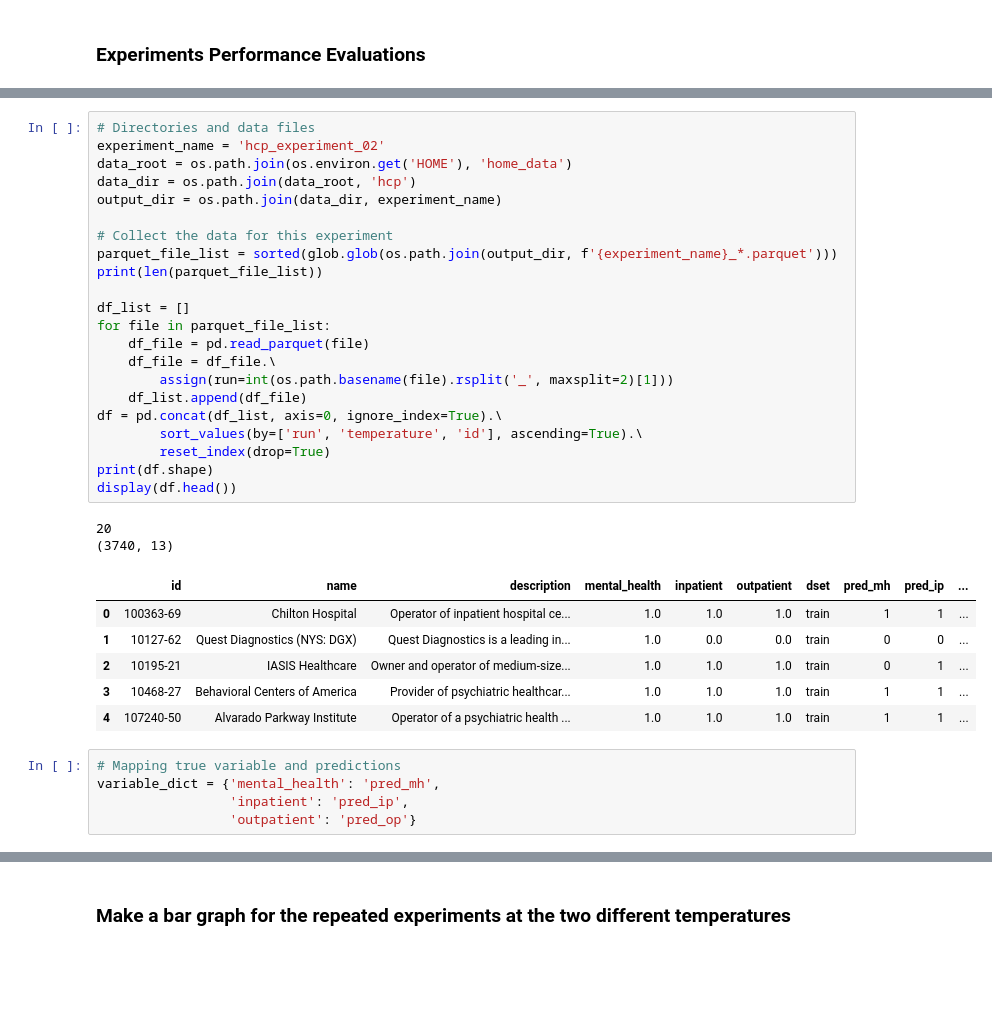
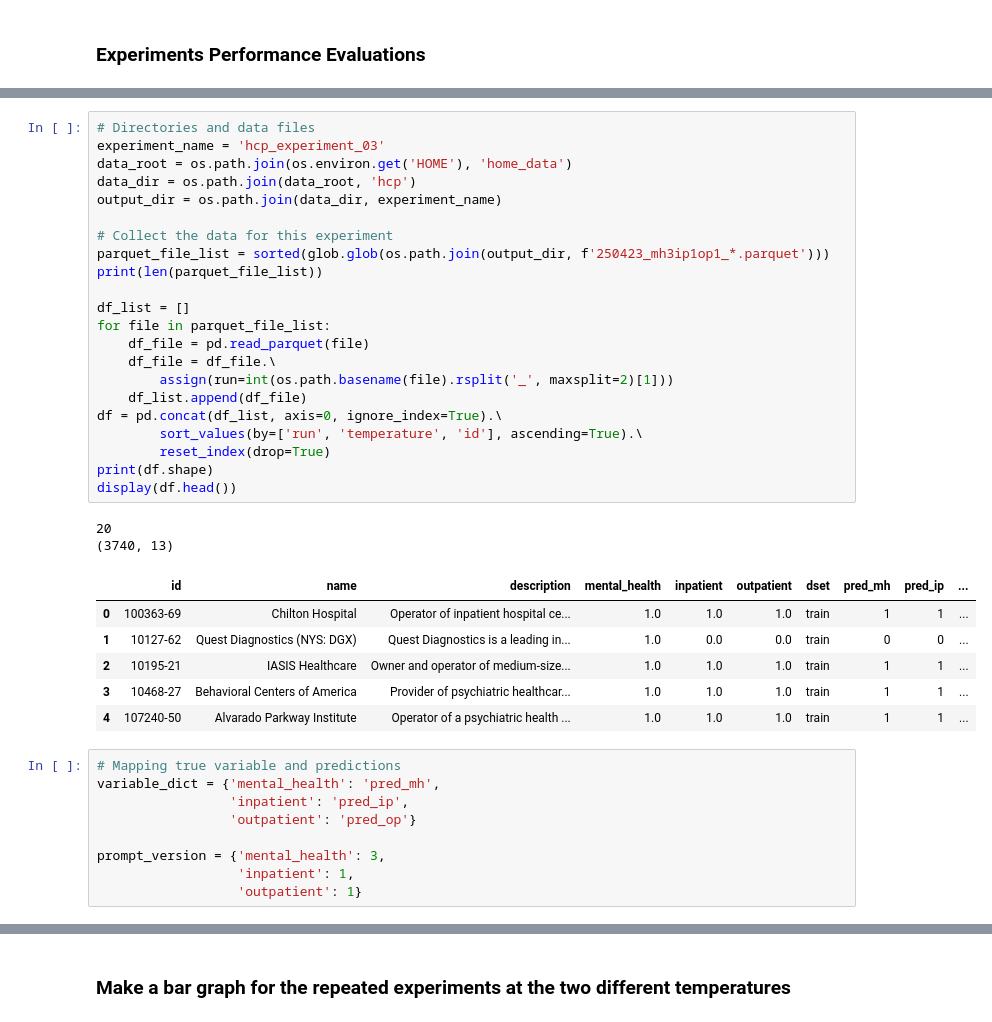
Before and after one commit to awerdich/llmt, a Jupyter notebook: notebooks/experiments/reproducibility.ipynb, the cells around one changed output, grey strips where cells are left out. Drawn from its saved outputs; the diff is of its cells as text; blank space fills up the shorter version.

```diff
--- a/notebooks/experiments/reproducibility.ipynb
+++ b/notebooks/experiments/reproducibility.ipynb
@@ -28,32 +25,32 @@ The autoreload extension is already loaded. To reload it, use:
 # %%
 # Directories and data files
-experiment_name = 'hcp_experiment_02'
+experiment_name = 'hcp_experiment_03'
 data_root = os.path.join(os.environ.get('HOME'), 'home_data')
 data_dir = os.path.join(data_root, 'hcp')
 output_dir = os.path.join(data_dir, experiment_name)
 
 # Collect the data for this experiment
-parquet_file_list = sorted(glob.glob(os.path.join(output_dir, f'{experiment_name}_*.parquet')))
+parquet_file_list = sorted(glob.glob(os.path.join(output_dir, f'250423_mh3ip1op1_*.parquet')))
 print(len(parquet_file_list))
 
 df_list = []
 for file in parquet_file_list:
     df_file = pd.read_parquet(file)
     df_file = df_file.\
         assign(run=int(os.path.basename(file).rsplit('_', maxsplit=2)[1]))
     df_list.append(df_file)
 df = pd.concat(df_list, axis=0, ignore_index=True).\
         sort_values(by=['run', 'temperature', 'id'], ascending=True).\
         reset_index(drop=True)
 print(df.shape)
 display(df.head())
 # %% [output]
 20
 (3740, 13)
 |  | id | name | description | mental_health | inpatient | outpatient | dset | pred_mh | pred_ip | ... |
 | 0 | 100363-69 | Chilton Hospital | Operator of inpatient hospital ce... | 1.0 | 1.0 | 1.0 | train | 1 | 1 | ... |
 | 1 | 10127-62 | Quest Diagnostics (NYS: DGX) | Quest Diagnostics is a leading in... | 1.0 | 0.0 | 0.0 | train | 0 | 0 | ... |
-| 2 | 10195-21 | IASIS Healthcare | Owner and operator of medium-size... | 1.0 | 1.0 | 1.0 | train | 0 | 1 | ... |
+| 2 | 10195-21 | IASIS Healthcare | Owner and operator of medium-size... | 1.0 | 1.0 | 1.0 | train | 1 | 1 | ... |
 | 3 | 10468-27 | Behavioral Centers of America | Provider of psychiatric healthcar... | 1.0 | 1.0 | 1.0 | train | 1 | 1 | ... |
 | 4 | 107240-50 | Alvarado Parkway Institute | Operator of a psychiatric health ... | 1.0 | 1.0 | 1.0 | train | 1 | 1 | ... |
 # %%
@@ -61,6 +58,10 @@ display(df.head())
 variable_dict = {'mental_health': 'pred_mh',
                  'inpatient': 'pred_ip',
                  'outpatient': 'pred_op'}
+
+prompt_version = {'mental_health': 3,
+                  'inpatient': 1,
+                  'outpatient': 1}
 # %%
 temperature_list = sorted(list(df['temperature'].unique()))
 performance_df_list = []
```
Also changed, not shown: parts of 6 cells of this notebook, 1 other file.
